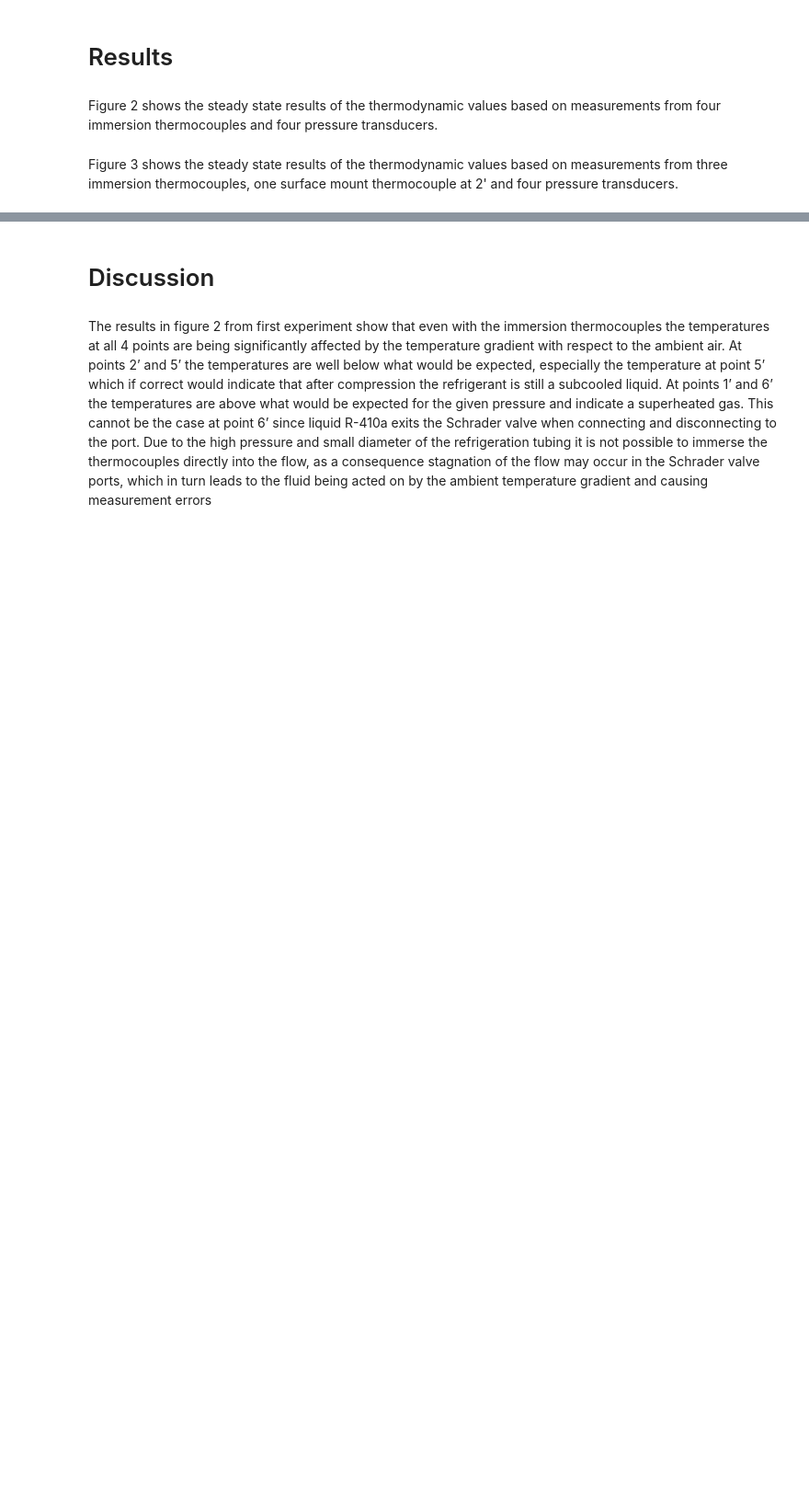
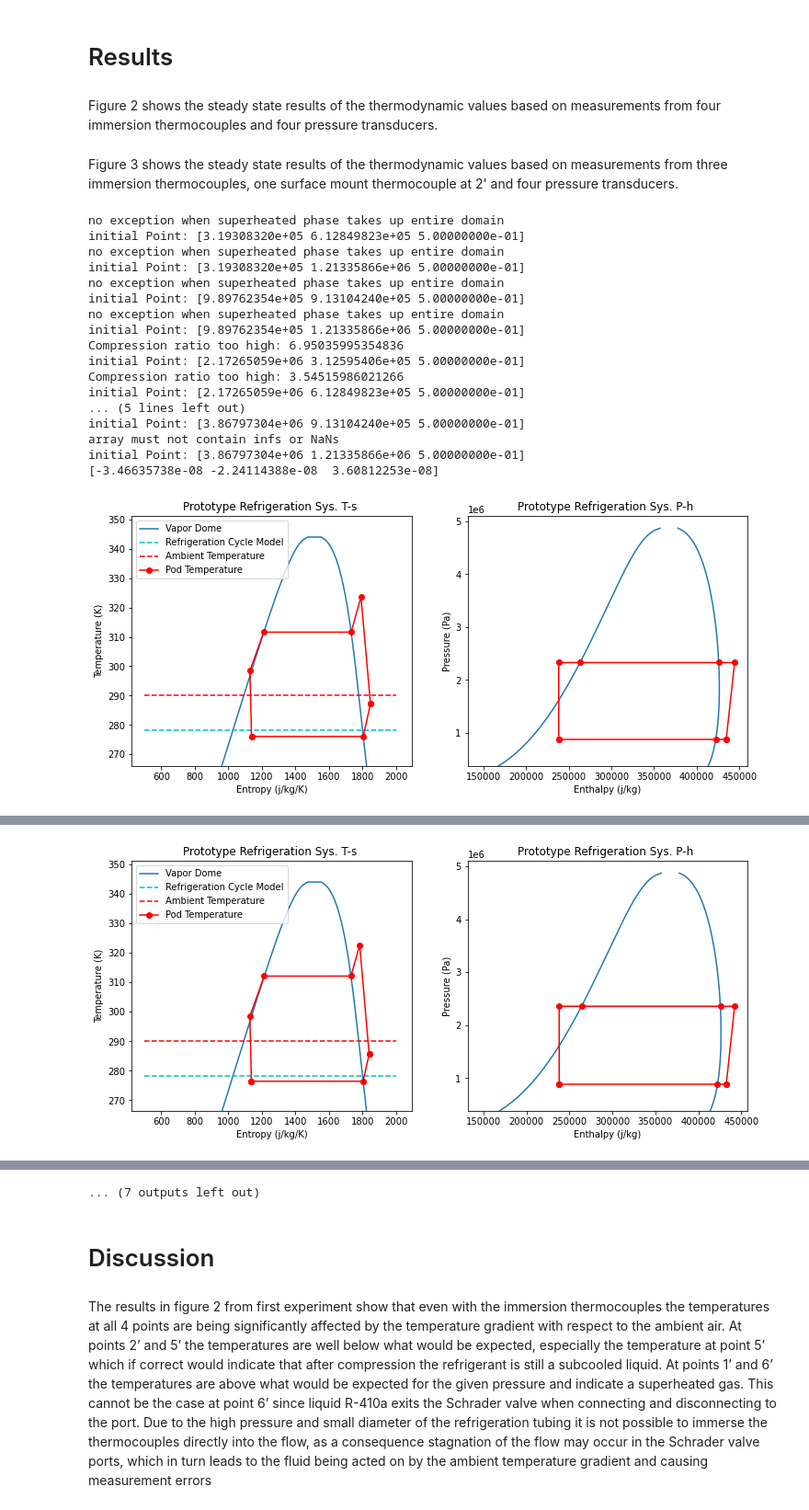
Before and after one commit to ChaseKlewicki/VCRC, a Jupyter notebook: Pod Prototype Thermal Management System Testing 01-2021 to 03-2021.ipynb, the cells around one changed output, grey strips where cells are left out. Shown: that part at 92% size. Drawn from its saved outputs; the diff is of its cells as text; code cells hidden in the pictures; blank space fills up the shorter version.

Commit message:
Adjusted plotting
Analysis_functions:

Changed thermodynamic_plots for easier plotting of control data.

```diff
--- a/Pod Prototype Thermal Management System Testing 01-2021 to 03-2021.ipynb
+++ b/Pod Prototype Thermal Management System Testing 01-2021 to 03-2021.ipynb
@@ -167,0 +165,71 @@ modelData = pd.read_pickle(path + 'modelDataframe.pkl')
+# %%
+controlData = pd.DataFrame()
+
+# Ambient Temperature (K)
+T_amb = 278.15
+
+# Interior Temperature (K)
+T_interior = 290
+
+# Heat Load (W)
+heat_load = np.linspace(850, 950, 8)
+
+for load in heat_load:
+    Inputs = np.array([
+                       T_amb,
+                       T_interior,
+                       load,
+                      ])
+
+    Param = np.array([5000,
+                      2600, # Matches HT-900 CFM of 350 CFM and ~ 40: W measured with power meter 01/22 https://www.cnet.com/products/honeywell-ht-900-turboforce-air-circulator-fan/
+                      3300 # Matches 80 W measured with power meter 01/22
+                     ])
+
+    [Props, m_dot, Q_L, Q_H, W_comp, W_fan_c, W_fan_e, COSP, Deficit, converged] = of.solve_cycle_shotgun(Inputs,
+                                                                                                          Param)
+
+    controlData = controlData.append(pd.DataFrame({'P (Pa)': [Props[0]],
+                                                   'T (K)': [Props[1]],
+                                                   'h (j/kg)': [Props[2]],
+                                                   's (j/kg K)': [Props[3]],
+                                                   'abcissa': [Props[4]],
+                                                   'Mass Flux (kg/s)': [m_dot],
+                                                   'Evaporator Heat Transfer (W)': Q_L,
+                                                   'Condenser Heat Transfer (W)': Q_H,
+                                                   'Compressor Work (W)': W_comp,
+                                                   'Condenser Fan Work': W_fan_c,
+                                                   'Evapoator Fan Work': W_fan_e,
+                                                   'COSP': COSP,
+                                                   'Deficits': [Deficit],
+                                                   'Ambient T (K)' : T_amb,
+                                                   'Pod T (K)': T_interior}
+                                                 )
+                                    )
+    print(Deficit)
+
+    thermodynamic_plots(controlData.iloc[-1],
+                        lgnd = ['Vapor Dome',
+                                'Refrigeration Cycle Model',
+                                'Ambient Temperature',
+                                'Pod Temperature'],
+                        style =['r-o', None])
+# %% [output]
+no exception when superheated phase takes up entire domain
+initial Point: [3.19308320e+05 6.12849823e+05 5.00000000e-01]
+no exception when superheated phase takes up entire domain
+initial Point: [3.19308320e+05 1.21335866e+06 5.00000000e-01]
+no exception when superheated phase takes up entire domain
+initial Point: [9.89762354e+05 9.13104240e+05 5.00000000e-01]
+no exception when superheated phase takes up entire domain
+initial Point: [9.89762354e+05 1.21335866e+06 5.00000000e-01]
+Compression ratio too high: 6.95035995354836
+initial Point: [2.17265059e+06 3.12595406e+05 5.00000000e-01]
+Compression ratio too high: 3.54515986021266
+initial Point: [2.17265059e+06 6.12849823e+05 5.00000000e-01]
+... (5 lines left out)
+initial Point: [3.86797304e+06 9.13104240e+05 5.00000000e-01]
+array must not contain infs or NaNs
+initial Point: [3.86797304e+06 1.21335866e+06 5.00000000e-01]
+[-3.46635738e-08 -2.24114388e-08  3.60812253e-08]
+[figure, added]
@@ -167,0 +255 @@ modelData = pd.read_pickle(path + 'modelDataframe.pkl')
+[figure, added]
@@ -168,3 +335,4 @@ modelData = pd.read_pickle(path + 'modelDataframe.pkl')
+... (7 outputs left out)
 # %% [markdown]
 # Discussion
 # %% [markdown]
```
Also changed, not shown: parts of 3 cells of this notebook, 1 other file.
